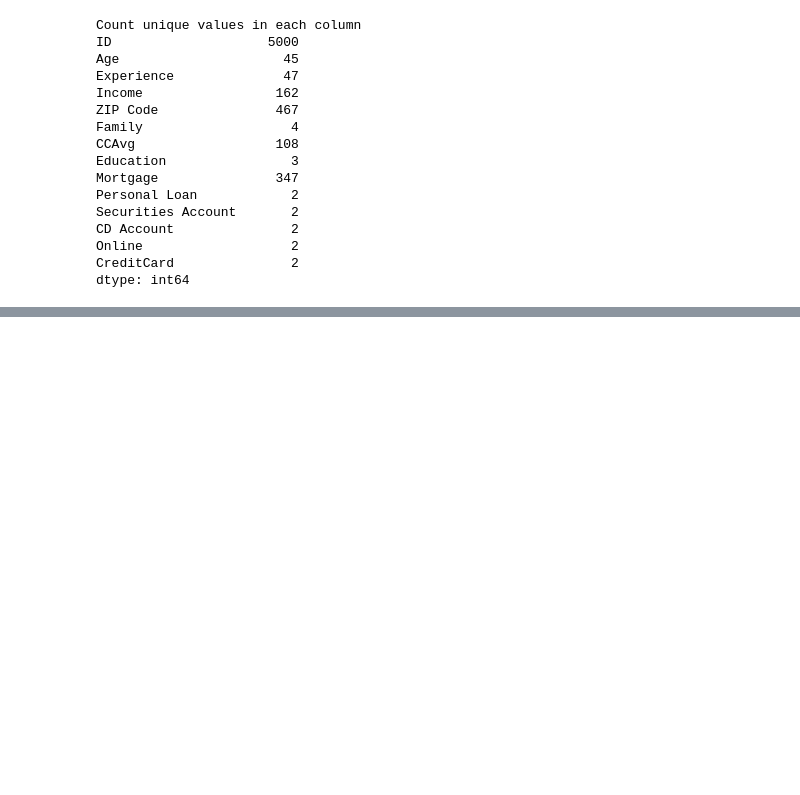
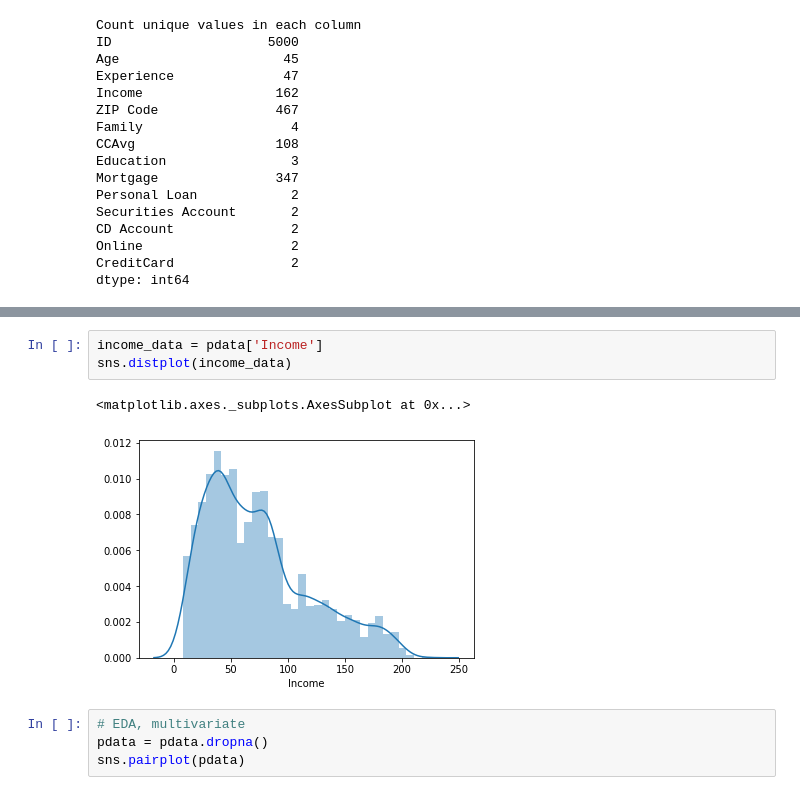
Before and after one commit to qthanglee/UTA, a Jupyter notebook: projects/therabank/main.ipynb, the cells around one changed output, grey strips where cells are left out. Cells and saved outputs as stored; diff of their text form; blank space fills up the shorter version.

```diff
--- a/projects/therabank/main.ipynb
+++ b/projects/therabank/main.ipynb
@@ -96,0 +135,10 @@ Total number of people with zero credit card spending per month: 3
+# %%
+income_data = pdata['Income']
+sns.distplot(income_data)
+# %% [output]
+<matplotlib.axes._subplots.AxesSubplot at 0x...>
+[figure, added]
+# %%
+# EDA, multivariate
+pdata = pdata.dropna()
+sns.pairplot(pdata)
```
Also changed, not shown: parts of 10 cells of this notebook.
